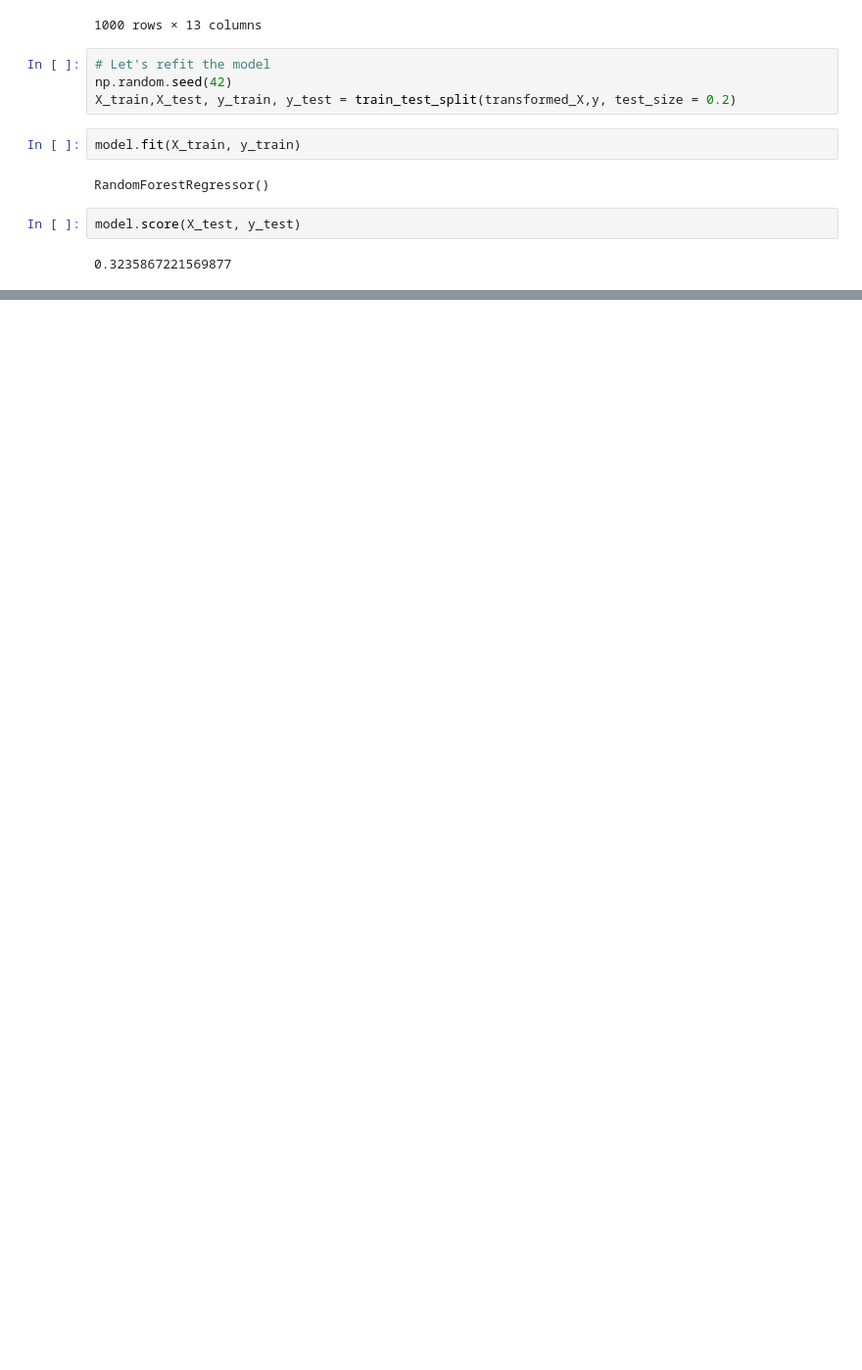
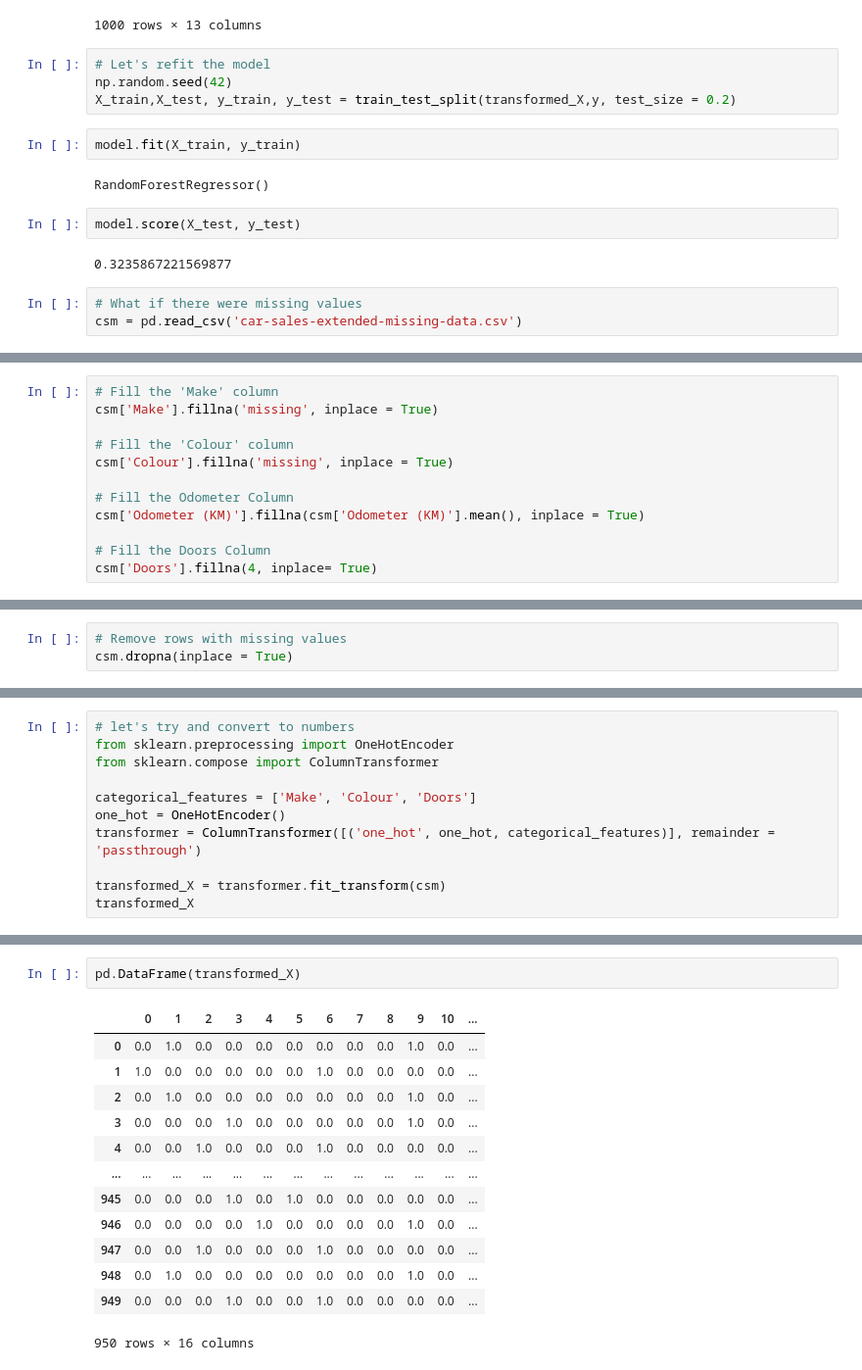
Before and after one commit to GKPSingh/M4D23, a Jupyter notebook: Scikit-Learn.ipynb, the cells around one changed output, grey strips where cells are left out. Shown: that part at 98% size. Saved outputs shown, nothing was run; the diff lists cells and outputs as text; blank space fills up the shorter version.

```diff
--- a/Scikit-Learn.ipynb
+++ b/Scikit-Learn.ipynb
@@ -275,3 +275,6 @@ RandomForestRegressor()
 model.score(X_test, y_test)
 # %% [output]
 0.3235867221569877
+# %%
+# What if there were missing values
+csm = pd.read_csv('car-sales-extended-missing-data.csv')
@@ -277,0 +301,12 @@ model.score(X_test, y_test)
+# %%
+# Fill the 'Make' column
+csm['Make'].fillna('missing', inplace = True)
+
+# Fill the 'Colour' column
+csm['Colour'].fillna('missing', inplace = True)
+
+# Fill the Odometer Column
+csm['Odometer (KM)'].fillna(csm['Odometer (KM)'].mean(), inplace = True)
+
+# Fill the Doors Column
+csm['Doors'].fillna(4, inplace= True)
@@ -277,0 +331,3 @@ model.score(X_test, y_test)
+# %%
+# Remove rows with missing values
+csm.dropna(inplace = True)
@@ -277,0 +347,11 @@ model.score(X_test, y_test)
+# %%
+# let's try and convert to numbers
+from sklearn.preprocessing import OneHotEncoder
+from sklearn.compose import ColumnTransformer
+
+categorical_features = ['Make', 'Colour', 'Doors']
+one_hot = OneHotEncoder()
+transformer = ColumnTransformer([('one_hot', one_hot, categorical_features)], remainder = 'passthrough')
+
+transformed_X = transformer.fit_transform(csm)
+transformed_X
@@ -277,0 +372,16 @@ model.score(X_test, y_test)
+# %%
+pd.DataFrame(transformed_X)
+# %% [output]
+|  | 0 | 1 | 2 | 3 | 4 | 5 | 6 | 7 | 8 | 9 | 10 | ... |
+| 0 | 0.0 | 1.0 | 0.0 | 0.0 | 0.0 | 0.0 | 0.0 | 0.0 | 0.0 | 1.0 | 0.0 | ... |
+| 1 | 1.0 | 0.0 | 0.0 | 0.0 | 0.0 | 0.0 | 1.0 | 0.0 | 0.0 | 0.0 | 0.0 | ... |
+| 2 | 0.0 | 1.0 | 0.0 | 0.0 | 0.0 | 0.0 | 0.0 | 0.0 | 0.0 | 1.0 | 0.0 | ... |
+| 3 | 0.0 | 0.0 | 0.0 | 1.0 | 0.0 | 0.0 | 0.0 | 0.0 | 0.0 | 1.0 | 0.0 | ... |
+| 4 | 0.0 | 0.0 | 1.0 | 0.0 | 0.0 | 0.0 | 1.0 | 0.0 | 0.0 | 0.0 | 0.0 | ... |
+| ... | ... | ... | ... | ... | ... | ... | ... | ... | ... | ... | ... | ... |
+| 945 | 0.0 | 0.0 | 0.0 | 1.0 | 0.0 | 1.0 | 0.0 | 0.0 | 0.0 | 0.0 | 0.0 | ... |
+| 946 | 0.0 | 0.0 | 0.0 | 0.0 | 1.0 | 0.0 | 0.0 | 0.0 | 0.0 | 1.0 | 0.0 | ... |
+| 947 | 0.0 | 0.0 | 1.0 | 0.0 | 0.0 | 0.0 | 1.0 | 0.0 | 0.0 | 0.0 | 0.0 | ... |
+| 948 | 0.0 | 1.0 | 0.0 | 0.0 | 0.0 | 0.0 | 0.0 | 0.0 | 0.0 | 1.0 | 0.0 | ... |
+| 949 | 0.0 | 0.0 | 0.0 | 1.0 | 0.0 | 0.0 | 1.0 | 0.0 | 0.0 | 0.0 | 0.0 | ... |
+950 rows × 16 columns
```
Also changed, not shown: parts of 16 cells of this notebook, 1 other file.
